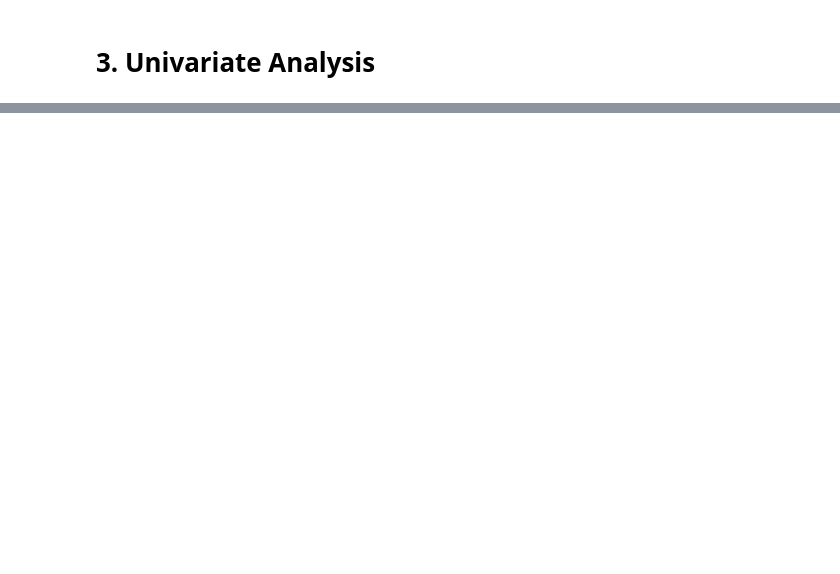
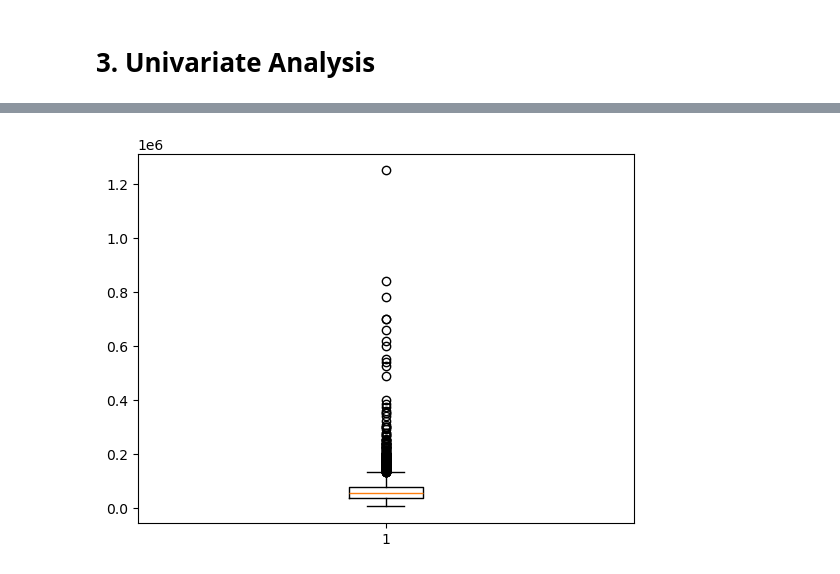
Before and after one commit to anandtv04/lending-case-study, a Jupyter notebook: lending-case-study-ankur_anand.ipynb, the cells around one changed output, grey strips where cells are left out. Saved outputs shown, nothing was run; the diff lists cells and outputs as text; code cells hidden in the pictures; blank space fills up the shorter version.

Commit message:
Univariate analysis in progress

```diff
--- a/lending-case-study-ankur_anand.ipynb
+++ b/lending-case-study-ankur_anand.ipynb
@@ -92,0 +210,10 @@ loan_data.shape
+# %%
+loan_data.loc[:, 'int_rate'] = loan_data['int_rate'].str.strip().str.replace('%', '').astype(float)
+charged_off_loan_data = loan_data[loan_data['loan_status']=='Charged Off']
+fully_paid_loan_data = loan_data[loan_data['loan_status']=='Fully Paid']
+# %%
+#Analysing outlier
+plt.boxplot(charged_off_loan_data["annual_inc"])
+plt.show()
+# %% [output]
+[figure, added]
```
Also changed, not shown: parts of 16 cells of this notebook.
